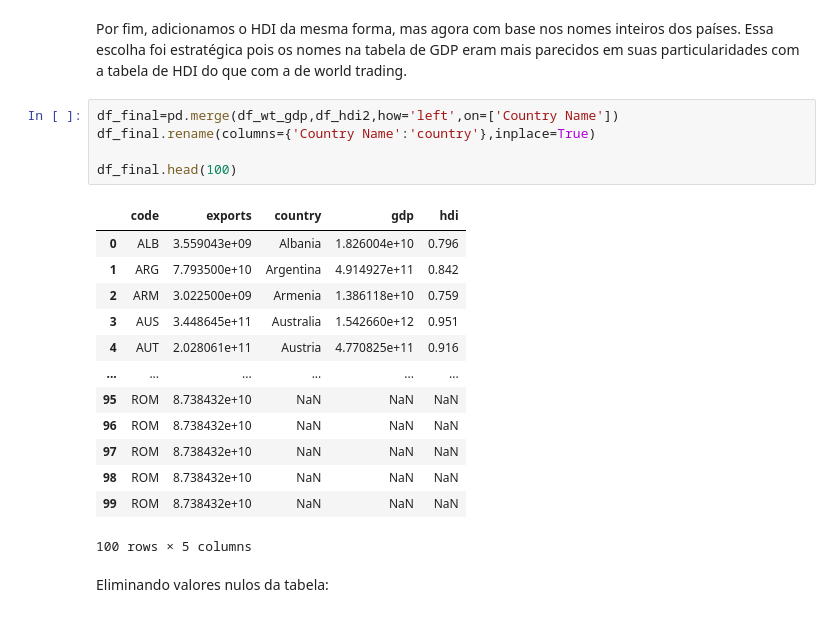
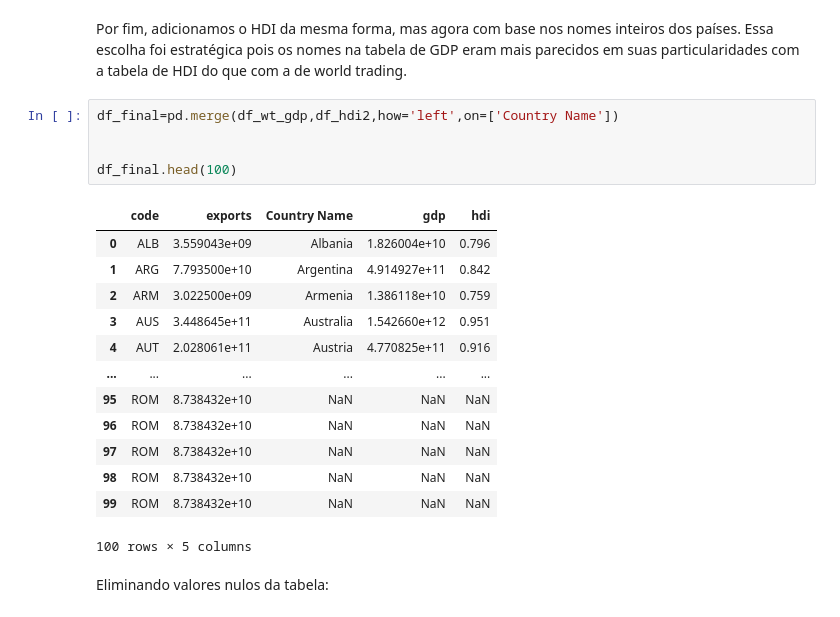
Before and after one commit to talissonmeira/WTH, a Jupyter notebook: grupo_12_noturno_abertura_comercial.ipynb, the cells around one changed output. Cells and saved outputs as stored; diff of their text form.

```diff
--- a/grupo_12_noturno_abertura_comercial.ipynb
+++ b/grupo_12_noturno_abertura_comercial.ipynb
@@ -342,11 +342,11 @@ df_wt_gdp.head(100)
 Por fim, adicionamos o HDI da mesma forma, mas agora com base nos nomes inteiros dos países. Essa escolha foi estratégica pois os nomes na tabela de GDP eram mais parecidos em suas particularidades com a tabela de HDI do que com a de world trading.
 # %%
 df_final=pd.merge(df_wt_gdp,df_hdi2,how='left',on=['Country Name'])
-df_final.rename(columns={'Country Name':'country'},inplace=True)
+
 
 df_final.head(100)
 # %% [output]
-|  | code | exports | country | gdp | hdi |
+|  | code | exports | Country Name | gdp | hdi |
 | 0 | ALB | 3.559043e+09 | Albania | 1.826004e+10 | 0.796 |
 | 1 | ARG | 7.793500e+10 | Argentina | 4.914927e+11 | 0.842 |
 | 2 | ARM | 3.022500e+09 | Armenia | 1.386118e+10 | 0.759 |
```
Also changed, not shown: parts of 5 cells of this notebook.
